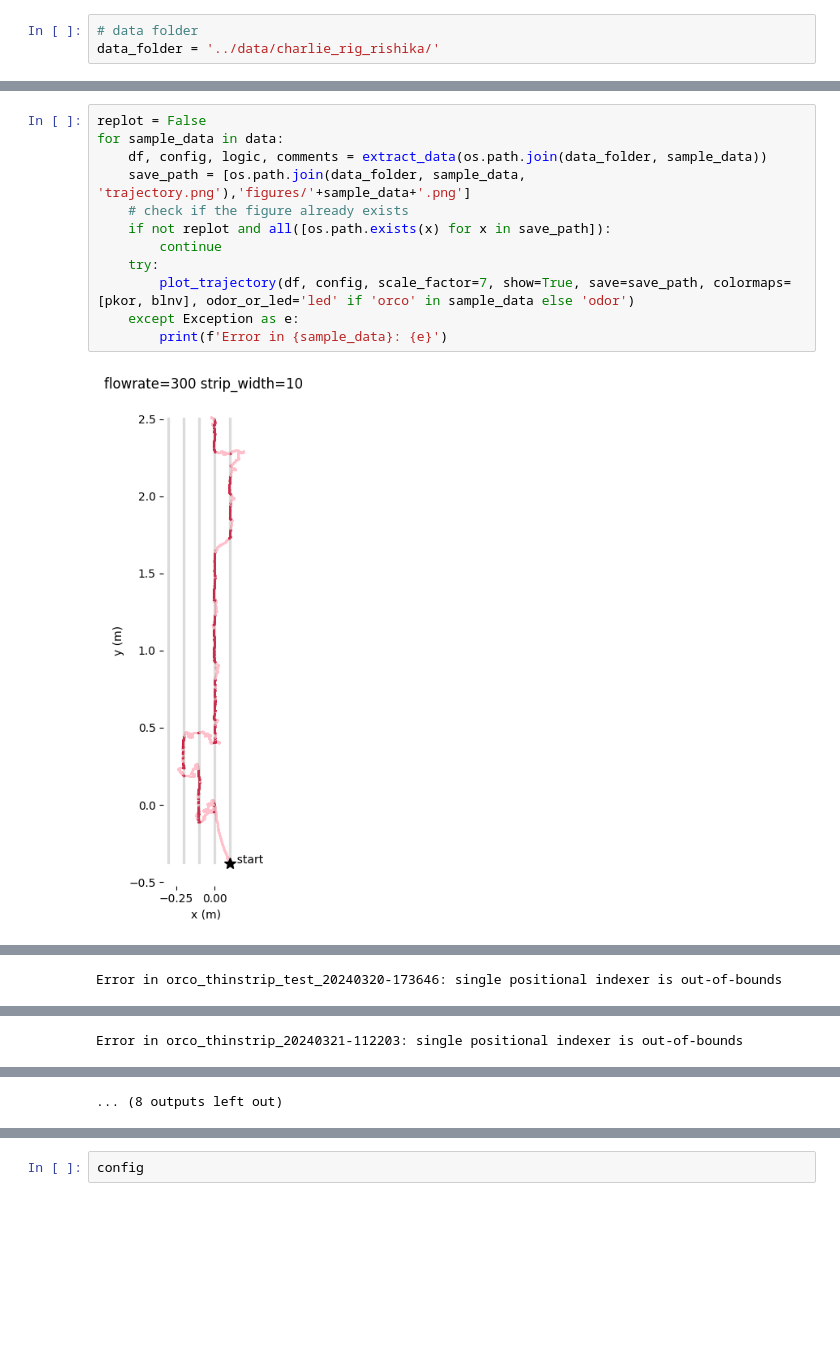
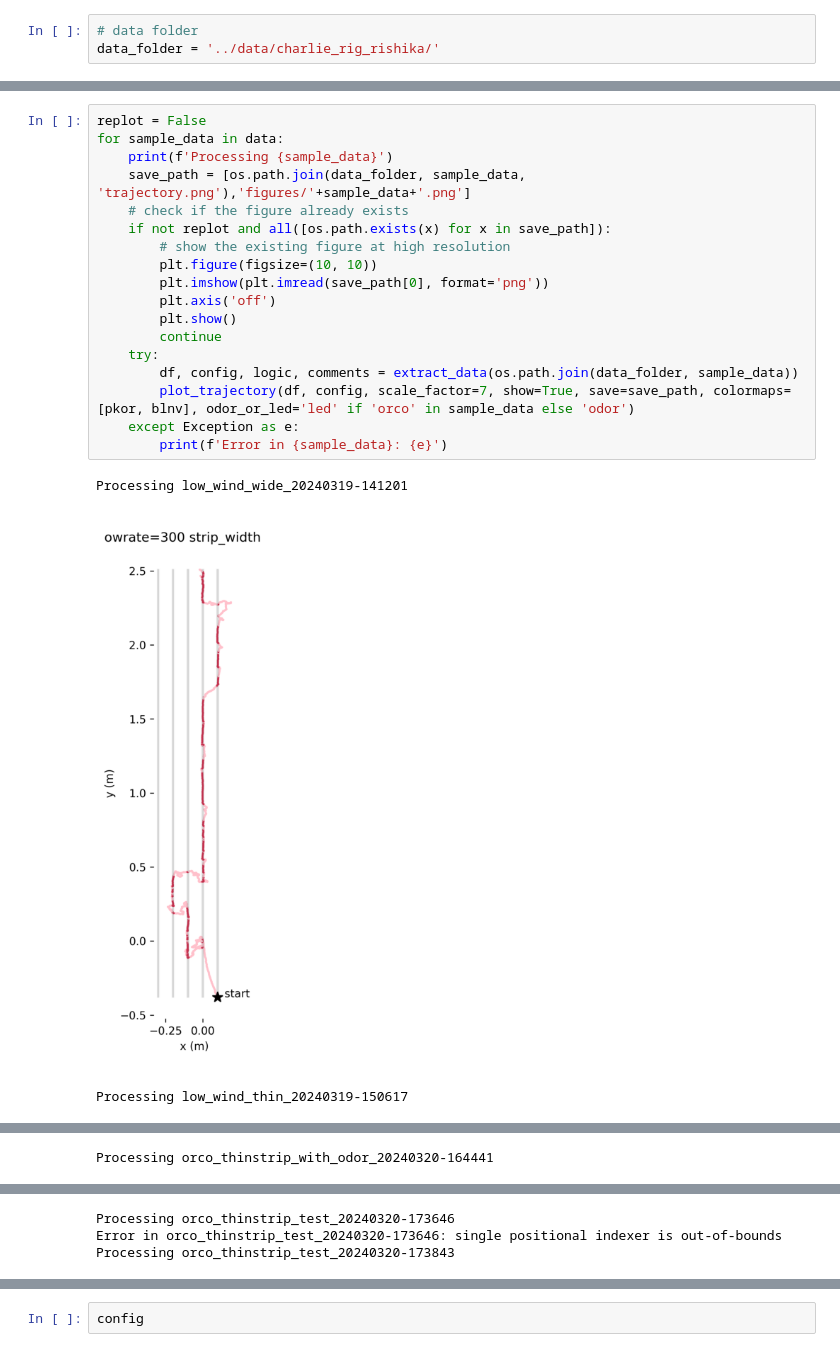
Before and after one commit to neurorishika/FlyTrailVR, a Jupyter notebook: analysis/initial_analysis_setup.ipynb, the cells around one changed output, grey strips where cells are left out. Saved outputs shown, nothing was run; the diff lists cells and outputs as text; blank space fills up the shorter version.

```diff
--- a/analysis/initial_analysis_setup.ipynb
+++ b/analysis/initial_analysis_setup.ipynb
@@ -44,14 +41,22 @@ orco_thinstrip_20240326-125708
 # %%
 replot = False
 for sample_data in data:
-    df, config, logic, comments = extract_data(os.path.join(data_folder, sample_data))
+    print(f'Processing {sample_data}')
     save_path = [os.path.join(data_folder, sample_data, 'trajectory.png'),'figures/'+sample_data+'.png']
     # check if the figure already exists
     if not replot and all([os.path.exists(x) for x in save_path]):
+        # show the existing figure at high resolution
+        plt.figure(figsize=(10, 10))
+        plt.imshow(plt.imread(save_path[0], format='png'))
+        plt.axis('off')
+        plt.show()
         continue
     try:
+        df, config, logic, comments = extract_data(os.path.join(data_folder, sample_data))
         plot_trajectory(df, config, scale_factor=7, show=True, save=save_path, colormaps=[pkor, blnv], odor_or_led='led' if 'orco' in sample_data else 'odor')
     except Exception as e:
         print(f'Error in {sample_data}: {e}')
 # %% [output]
+Processing low_wind_wide_20240319-141201
-[figure, old version]
+[figure, new version]
+Processing low_wind_thin_20240319-150617
@@ -58,0 +64 @@ for sample_data in data:
+Processing orco_thinstrip_with_odor_20240320-164441
@@ -60 +66,3 @@ for sample_data in data:
-Error in orco_thinstrip_test_20240320-173646: single positional indexer is out-of-bounds
+Processing orco_thinstrip_test_20240320-173646
+Error in orco_thinstrip_test_20240320-173646: single positional indexer is out-of-bounds
+Processing orco_thinstrip_test_20240320-173843
@@ -63 +71,0 @@ Error in orco_thinstrip_test_20240320-173646: single positional indexer is out-o
-Error in orco_thinstrip_20240321-112203: single positional indexer is out-of-bounds
@@ -69 +75,0 @@ Error in orco_thinstrip_20240321-112203: single positional indexer is out-of-bou
-... (8 outputs left out)
```
Also changed, not shown: parts of 2 cells of this notebook, 5 other files.
